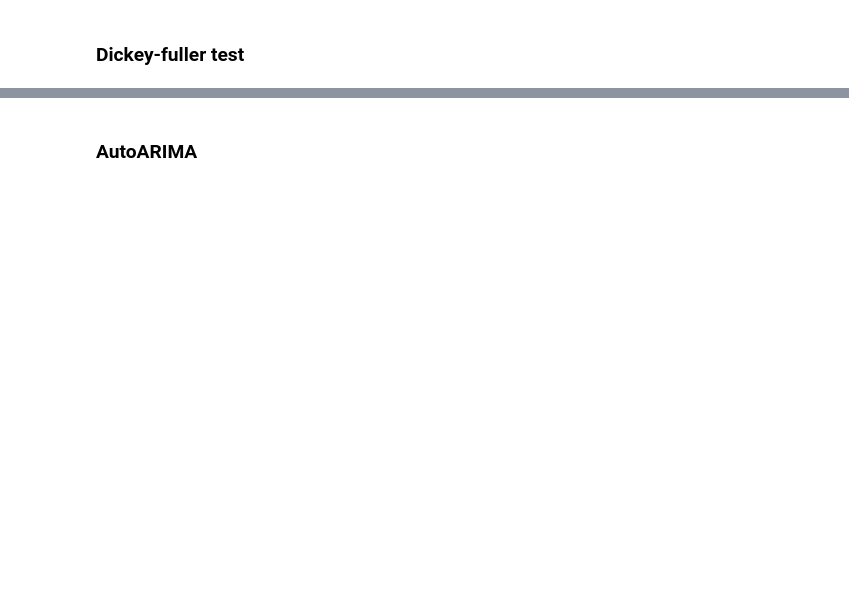
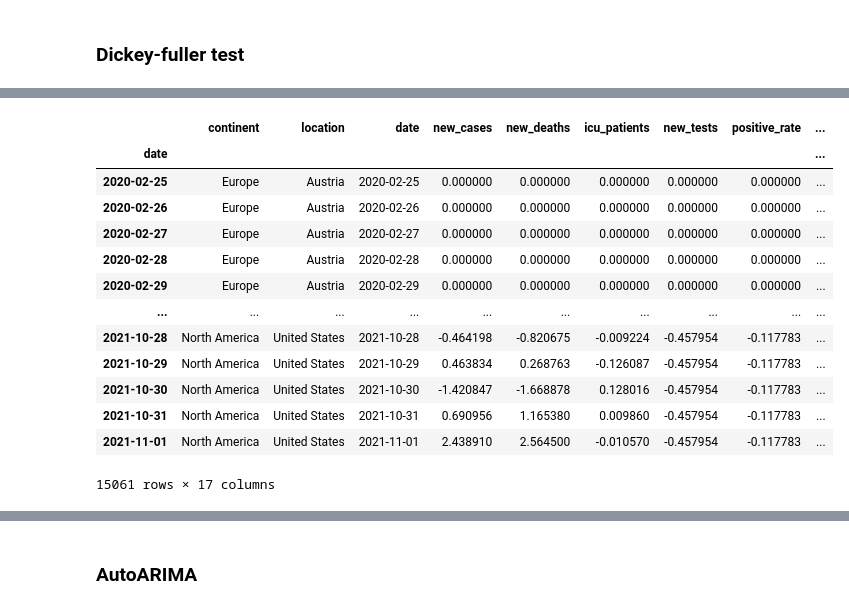
Before and after one commit to iondodon/covid19, a Jupyter notebook: data_analysis.ipynb, the cells around one changed output, grey strips where cells are left out. Drawn from its saved outputs; the diff is of its cells as text; code cells hidden in the pictures; blank space fills up the shorter version.

```diff
--- a/data_analysis.ipynb
+++ b/data_analysis.ipynb
@@ -680,0 +734,21 @@ mod = sm.tsa.VARMAX(np.asarray(varmax_train_dataset[endogeneous_variables]), np.
+# %%
+# set index to be date
+varmax_train_dataset.index = pd.to_datetime(varmax_train_dataset.date)
+varmax_train_dataset.index.freq = varmax_train_dataset.index.inferred_freq
+
+varmax_train_dataset
+# %% [output]
+|  | continent | location | date | new_cases | new_deaths | icu_patients | new_tests | positive_rate | ... |
+| date |  |  |  |  |  |  |  |  | ... |
+| 2020-02-25 | Europe | Austria | 2020-02-25 | 0.000000 | 0.000000 | 0.000000 | 0.000000 | 0.000000 | ... |
+| 2020-02-26 | Europe | Austria | 2020-02-26 | 0.000000 | 0.000000 | 0.000000 | 0.000000 | 0.000000 | ... |
+| 2020-02-27 | Europe | Austria | 2020-02-27 | 0.000000 | 0.000000 | 0.000000 | 0.000000 | 0.000000 | ... |
+| 2020-02-28 | Europe | Austria | 2020-02-28 | 0.000000 | 0.000000 | 0.000000 | 0.000000 | 0.000000 | ... |
+| 2020-02-29 | Europe | Austria | 2020-02-29 | 0.000000 | 0.000000 | 0.000000 | 0.000000 | 0.000000 | ... |
+| ... | ... | ... | ... | ... | ... | ... | ... | ... | ... |
+| 2021-10-28 | North America | United States | 2021-10-28 | -0.464198 | -0.820675 | -0.009224 | -0.457954 | -0.117783 | ... |
+| 2021-10-29 | North America | United States | 2021-10-29 | 0.463834 | 0.268763 | -0.126087 | -0.457954 | -0.117783 | ... |
+| 2021-10-30 | North America | United States | 2021-10-30 | -1.420847 | -1.668878 | 0.128016 | -0.457954 | -0.117783 | ... |
+| 2021-10-31 | North America | United States | 2021-10-31 | 0.690956 | 1.165380 | 0.009860 | -0.457954 | -0.117783 | ... |
+| 2021-11-01 | North America | United States | 2021-11-01 | 2.438910 | 2.564500 | -0.010570 | -0.457954 | -0.117783 | ... |
+15061 rows × 17 columns
```
Also changed, not shown: parts of 15 cells of this notebook.
